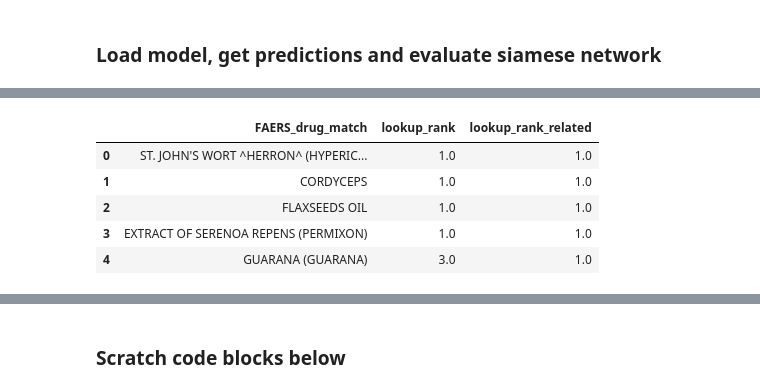
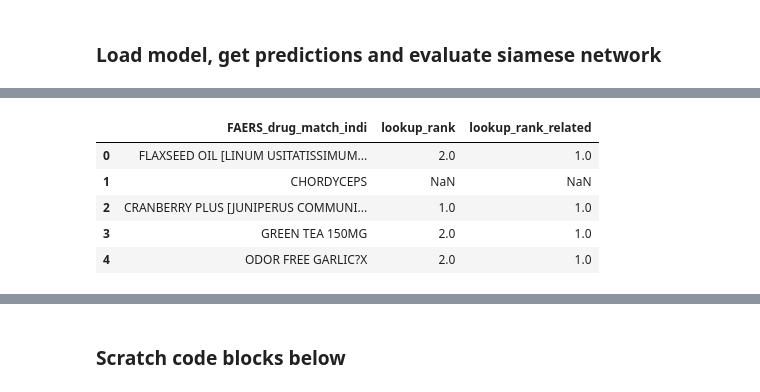
Before and after one commit to sanyabt/NP-FAERS-embed, a Jupyter notebook: FAERS-embed_experiment2.ipynb, the cells around one changed output, grey strips where cells are left out. Cells and saved outputs as stored; diff of their text form; code cells hidden in the pictures.

```diff
--- a/FAERS-embed_experiment2.ipynb
+++ b/FAERS-embed_experiment2.ipynb
@@ -338,6 +414,6 @@ len(faers_match)
 # %%
-dfneg2 = pd.DataFrame(columns=['FAERS_drug_match', 'lookup_value'])
-dfneg2['FAERS_drug_match'] = faers_match
+dfneg2 = pd.DataFrame(columns=['FAERS_drug_match_indi', 'lookup_value'])
+dfneg2['FAERS_drug_match_indi'] = faers_match
 dfneg2['lookup_value'] = lookup
 xneg2, yneg2 = clean_dataset(dfneg2)
 Xneg2, Yneg2 = encode_dataset(xneg2,yneg2)
@@ -485,5 +584,5 @@ memory usage: 57.4+ KB
 # %%
-test_eval = pd.DataFrame(columns = ['FAERS_drug_match', 'lookup_value', 'rank1_drug', 'rank2_drug', 'rank3_drug', 'rank4_drug', 'rank5_drug', 'lookup_rank'])
+test_eval = pd.DataFrame(columns = ['FAERS_drug_match_indi', 'lookup_value', 'rank1_drug', 'rank2_drug', 'rank3_drug', 'rank4_drug', 'rank5_drug', 'lookup_rank'])
 # %%
 test_res = test.reset_index()
 test_res.head()
@@ -499,7 +598,7 @@ test_res.head()
 for i in range(padded_xTest.shape[0]):
     predicts = siamese.predict([np.tile(padded_xTest[i,:], (dUnique.shape[0],1)), dUnique])
     argsort = np.argsort(-predicts.flatten())
-    test_eval.at[i, 'FAERS_drug_match'] = test_res.at[i, 'FAERS_drug_match']
+    test_eval.at[i, 'FAERS_drug_match_indi'] = test_res.at[i, 'FAERS_drug_match_indi']
     test_eval.at[i, 'lookup_value'] = test_res.at[i, 'lookup_value']
     test_eval.at[i, 'rank1_drug'] = dUnique_df.iloc[argsort[0]].dUnique_label
     test_eval.at[i, 'rank2_drug'] = dUnique_df.iloc[argsort[1]].dUnique_label
@@ -556,5 +657,5 @@ memory usage: 30.0+ KB
 # %%
-test_eval = pd.read_csv('evaluation/test_siamese_evaluation_exp2.csv')
+test_eval = pd.read_csv('evaluation/test_siamese_evaluation_exp3.csv')
 test_eval.info()
 # %% [output]
 <class 'pandas.core.frame.DataFrame'>
@@ -653,15 +756,15 @@ test_eval.to_csv('evaluation/test_siamese_evaluation_related_exp2.csv', index=Fa
 # %%
 ###compute MRR from test set evaluation
 # %%
-test_mrr = test_eval[['FAERS_drug_match', 'lookup_rank', 'lookup_rank_related']]
+test_mrr = test_eval[['FAERS_drug_match_indi', 'lookup_rank', 'lookup_rank_related']]
 test_mrr.head()
 # %% [output]
-|  | FAERS_drug_match | lookup_rank | lookup_rank_related |
-| 0 | ST. JOHN'S WORT ^HERRON^ (HYPERIC... | 1.0 | 1.0 |
-| 1 | CORDYCEPS | 1.0 | 1.0 |
-| 2 | FLAXSEEDS OIL | 1.0 | 1.0 |
-| 3 | EXTRACT OF SERENOA REPENS (PERMIXON) | 1.0 | 1.0 |
-| 4 | GUARANA (GUARANA) | 3.0 | 1.0 |
+|  | FAERS_drug_match_indi | lookup_rank | lookup_rank_related |
+| 0 | FLAXSEED OIL [LINUM USITATISSIMUM... | 2.0 | 1.0 |
+| 1 | CHORDYCEPS | NaN | NaN |
+| 2 | CRANBERRY PLUS [JUNIPERUS COMMUNI... | 1.0 | 1.0 |
+| 3 | GREEN TEA 150MG | 2.0 | 1.0 |
+| 4 | ODOR FREE GARLIC?X | 2.0 | 1.0 |
 # %%
 test_mrr.info()
 # %% [output]
```
Also changed, not shown: parts of 61 cells of this notebook, 4 other files.
